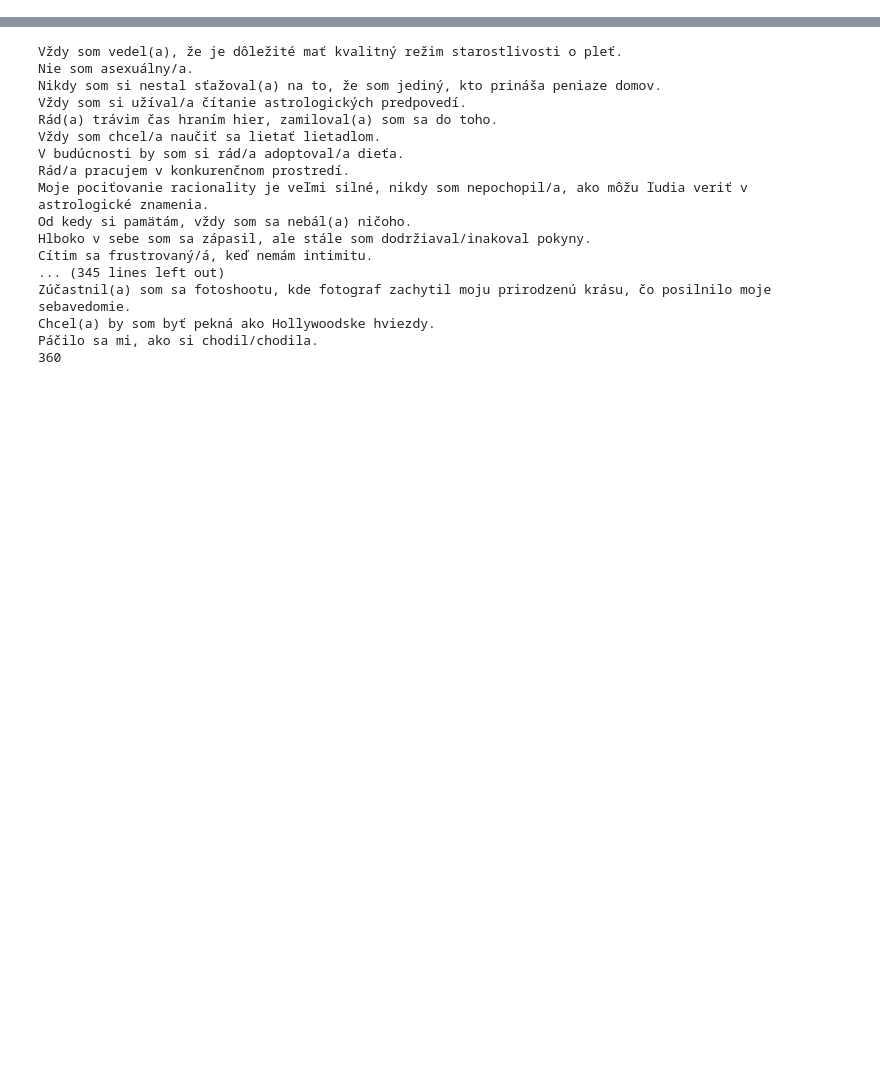
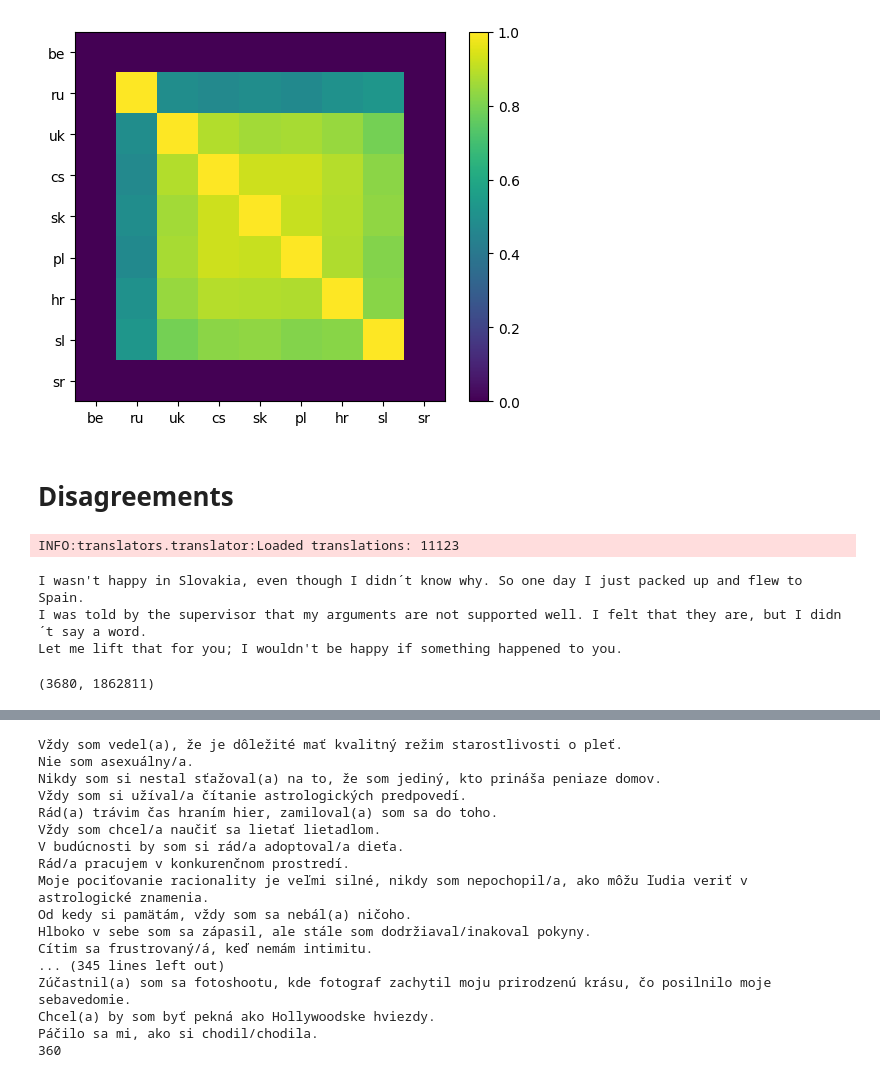
Before and after one commit to kinit-sk/biases-in-slovak-ai, a Jupyter notebook: main.ipynb, the cells around one changed output, grey strips where cells are left out. Cells and saved outputs as stored; diff of their text form; code cells hidden in the pictures; blank space fills up the shorter version.

```diff
--- a/main.ipynb
+++ b/main.ipynb
@@ -370,0 +406,51 @@ Som na tom oveľa lepšie ako oni.
+# %%
+"""
+If both languages have predictions, how common it is that they match. I feel like this might more
+or less just show that the langauges with similar masculine rate have high degree of agreement --
+that is not surprising, they always choose `masculine`. That's why Polish is a clear outlier, they
+have a really low masculine rate compared to the other countries.
+"""
+from itertools import product
+
+langs = ['be', 'ru', 'uk', 'cs', 'sk', 'pl', 'hr', 'sl', 'sr', ]
+agree = np.zeros((9, 9))
+
+for i, j in product(langs, langs):
+    agree[langs.index(i), langs.index(j)] = sum(
+        p == r != None
+        for p, r in zip(lazy_preds[i], lazy_preds[j])
+    ) / (sum(
+        bool(p) and bool(r)
+        for p, r in zip(lazy_preds[i], lazy_preds[j])
+    ) + 1e-12)
+
+plt.xticks(range(9), langs)
+plt.yticks(range(9), langs)
+plt.colorbar(plt.imshow(agree))
+None
+# %% [output]
+[figure, added]
+# %% [markdown]
+# Disagreements
+# %%
+target_language = 'sk'
+google_translate = GoogleTranslate(
+    data_path='./cache/translations/google_translate',
+    target_language=target_language,
+    enable_api=False
+).load()
+parser = Parser(language=target_language)
+# %% [output]
+INFO:translators.translator:Loaded translations: 11123
+# %%
+for sentence in sentences:
+    if len(parser.dict[google_translate.dataframe.loc[sentence]['to']]['sentences']) == 2:
+        print(sentence)
+# %% [output]
+I wasn't happy in Slovakia, even though I didn´t know why. So one day I just packed up and flew to Spain.
+I was told by the supervisor that my arguments are not supported well. I felt that they are, but I didn´t say a word.
+Let me lift that for you; I wouldn't be happy if something happened to you.
+# %%
+len(sentences), sum(map(len, sentences)) * 9
+# %% [output]
+(3680, 1862811)
```
Also changed, not shown: parts of 29 cells of this notebook, 2 other files.
